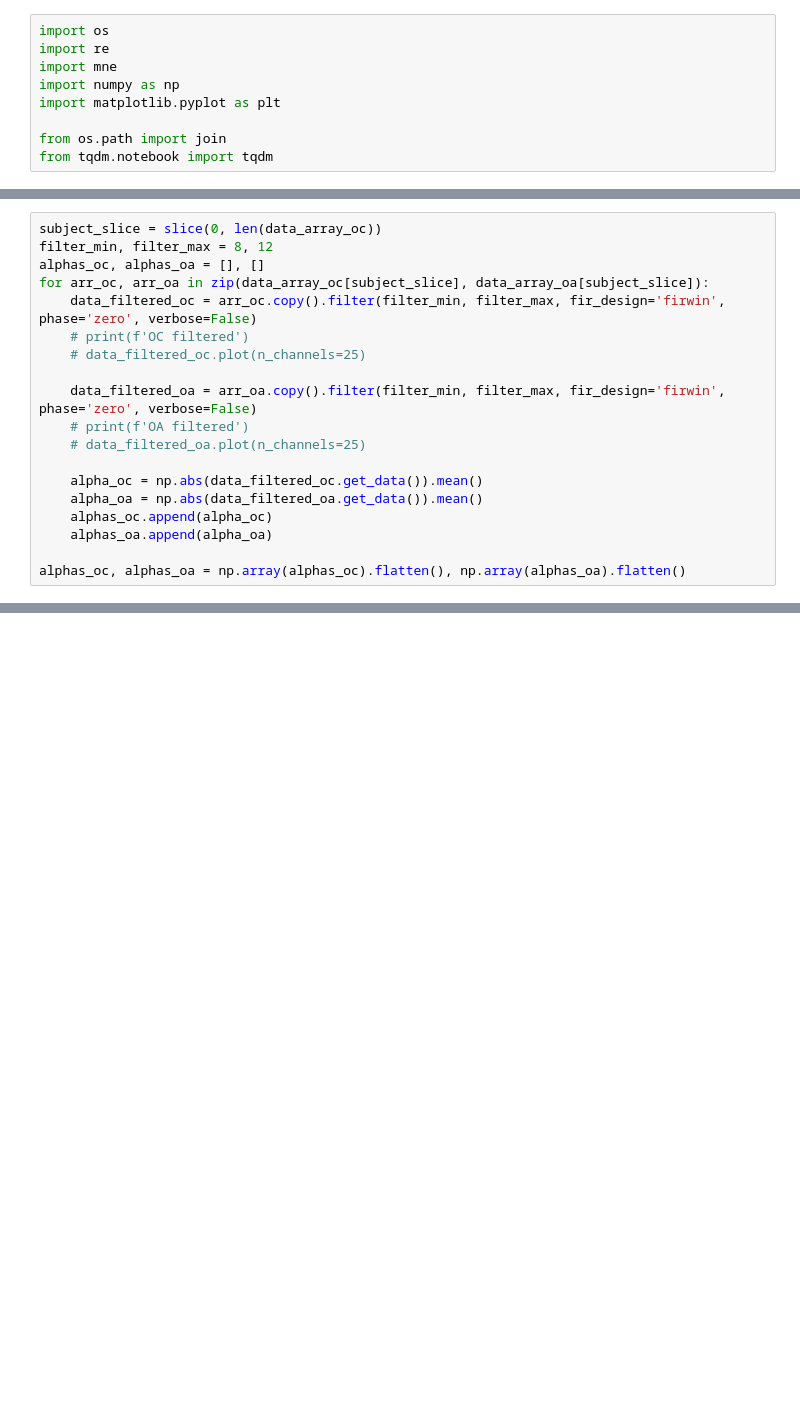
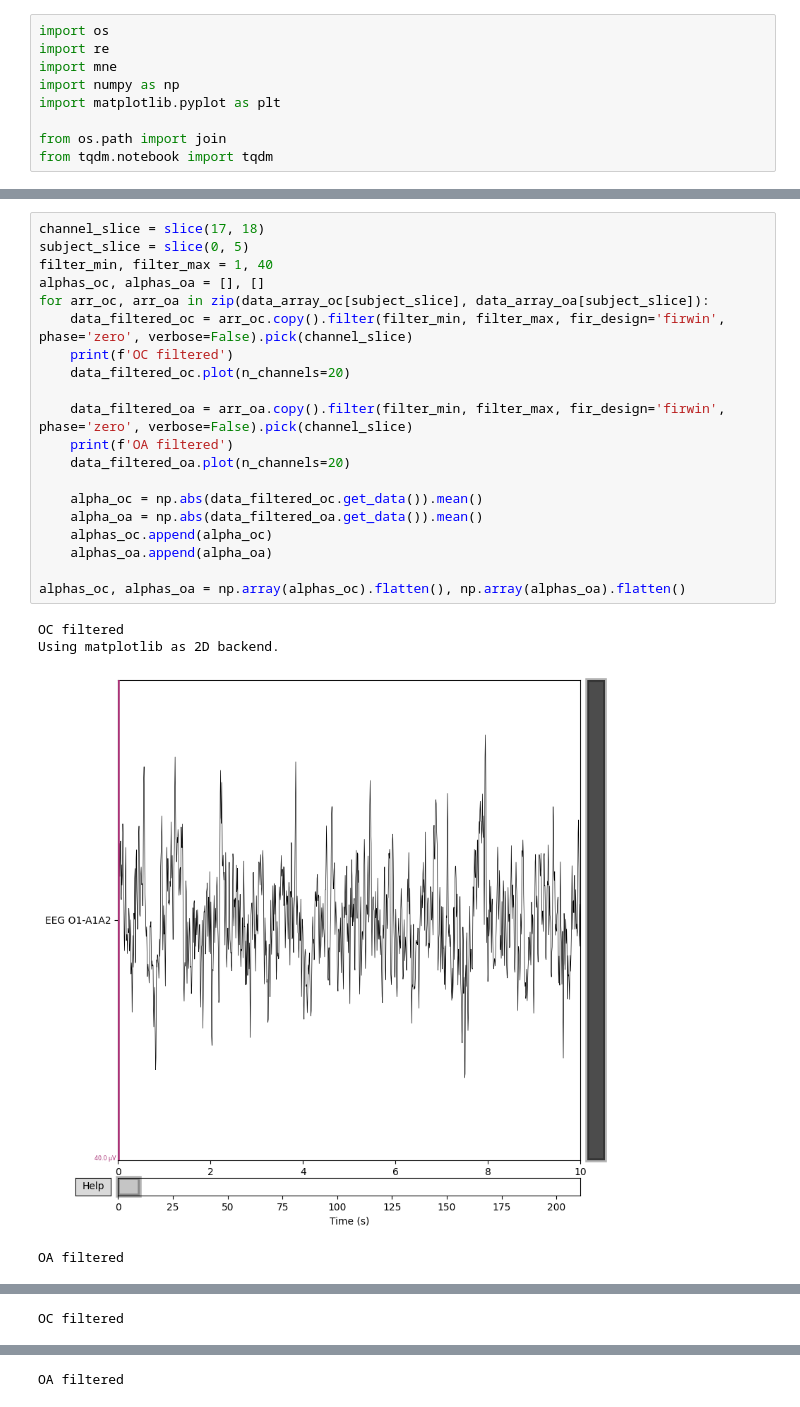
Before and after one commit to Twinbo/Signals-and-Data-Autumn-2025-student, a Jupyter notebook: week_5/exploration_of_eeg.ipynb, the cells around one changed output, grey strips where cells are left out. Saved outputs shown, nothing was run; the diff lists cells and outputs as text; blank space fills up the shorter version.

```diff
--- a/week_5/exploration_of_eeg.ipynb
+++ b/week_5/exploration_of_eeg.ipynb
@@ -109,19 +109,25 @@ Applying a custom ('EEG',) reference.
 # %%
-subject_slice = slice(0, len(data_array_oc))
-filter_min, filter_max = 8, 12
+channel_slice = slice(17, 18)
+subject_slice = slice(0, 5)
+filter_min, filter_max = 1, 40
 alphas_oc, alphas_oa = [], []
 for arr_oc, arr_oa in zip(data_array_oc[subject_slice], data_array_oa[subject_slice]):
-    data_filtered_oc = arr_oc.copy().filter(filter_min, filter_max, fir_design='firwin', phase='zero', verbose=False)
-    # print(f'OC filtered')
-    # data_filtered_oc.plot(n_channels=25)
+    data_filtered_oc = arr_oc.copy().filter(filter_min, filter_max, fir_design='firwin', phase='zero', verbose=False).pick(channel_slice)
+    print(f'OC filtered')
+    data_filtered_oc.plot(n_channels=20)
 
-    data_filtered_oa = arr_oa.copy().filter(filter_min, filter_max, fir_design='firwin', phase='zero', verbose=False)
-    # print(f'OA filtered')
-    # data_filtered_oa.plot(n_channels=25)
+    data_filtered_oa = arr_oa.copy().filter(filter_min, filter_max, fir_design='firwin', phase='zero', verbose=False).pick(channel_slice)
+    print(f'OA filtered')
+    data_filtered_oa.plot(n_channels=20)
 
     alpha_oc = np.abs(data_filtered_oc.get_data()).mean()
     alpha_oa = np.abs(data_filtered_oa.get_data()).mean()
     alphas_oc.append(alpha_oc)
     alphas_oa.append(alpha_oa)
 
 alphas_oc, alphas_oa = np.array(alphas_oc).flatten(), np.array(alphas_oa).flatten()
+# %% [output]
+OC filtered
+Using matplotlib as 2D backend.
+[figure, added]
+OA filtered
@@ -127,0 +135 @@ alphas_oc, alphas_oa = np.array(alphas_oc).flatten(), np.array(alphas_oa).flatte
+OC filtered
@@ -127,0 +137 @@ alphas_oc, alphas_oa = np.array(alphas_oc).flatten(), np.array(alphas_oa).flatte
+OA filtered
```
Also changed, not shown: parts of 4 cells of this notebook.
